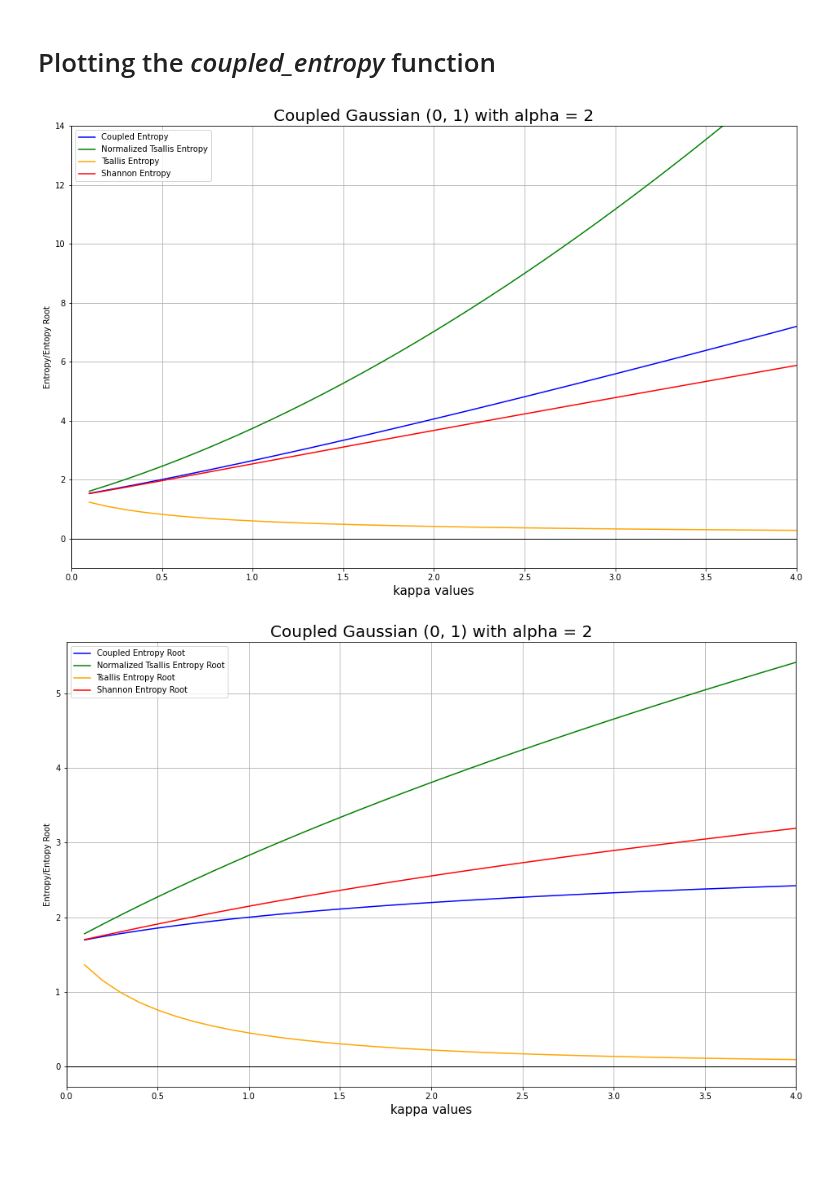
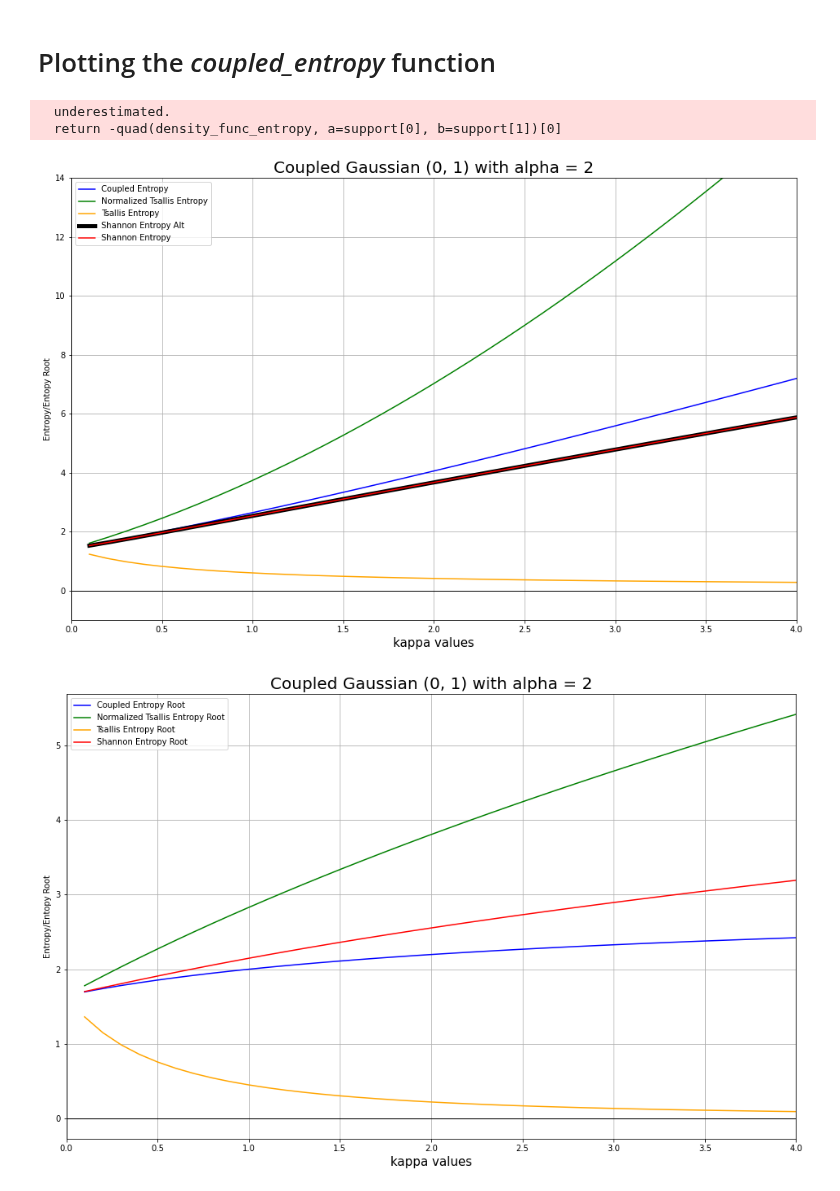
Before and after one commit to Photrek/Nonlinear-Statistical-Coupling, a Jupyter notebook: workspace/john/CrossEntropy-Entropy-Divergence - Quad.ipynb, the cells around one changed output. Cells and saved outputs as stored; diff of their text form; code cells hidden in the pictures; blank space fills up the shorter version.

Commit message:
Type: Added to Entropy Plot | Description: Added an alternative implementation of Shannon Entropy to plot in CrossEntropy-Entropy-Divergence - Quad.ipynb to verify Shannon Entropy is correctly calculated.

```diff
--- a/workspace/john/CrossEntropy-Entropy-Divergence - Quad.ipynb
+++ b/workspace/john/CrossEntropy-Entropy-Divergence - Quad.ipynb
@@ -132,6 +132,12 @@ cpqi.coupled_divergence(other_coupled_normal.prob,
 nan
 # %% [markdown]
 # Plotting the *coupled_entropy* function
+# %%
+from scipy.integrate import quad
+def shannon_entropy(density_func, support=(-np.inf, np.inf)):
+    def density_func_entropy(x):
+        return density_func(x) * np.log(density_func(x))
+    return -quad(density_func_entropy, a=support[0], b=support[1])[0]
 # %%
 from tqdm import tqdm
 # plt.figure(figsize=(12, 8))
@@ -144,6 +150,7 @@ plot_tsallisEntropyRootNormalized = []
 plot_tsallisEntropyRoot = []
 plot_shannonEntropy = []
 plot_shannonEntropy_root = []
+plot_shannonEntropyAlt = []
 
 kappa_values = [round(value, 1) for value in np.linspace(0, 4, 41)]
 n = len(kappa_values)
@@ -171,8 +178,13 @@ for i in tqdm(range(len(kappa_values))):
     plot_tsallisEntropyRoot.append(Y[kappa])
     Y[kappa] = cpqi.shannon_entropy(y, dim=dim, support=support, root=False)
     plot_shannonEntropy.append(Y[kappa])
+    Y[kappa] = shannon_entropy(y, support=support)
+    plot_shannonEntropyAlt.append(Y[kappa])
     Y[kappa] = cpqi.shannon_entropy(y, dim=dim, support=support, root=True)
     plot_shannonEntropy_root.append(Y[kappa])
+# %% [output]
+  underestimated.
+  return -quad(density_func_entropy, a=support[0], b=support[1])[0]
 # %%
 plot_coupledEntropy = np.array(plot_coupledEntropy)
 plot_coupledEntropy_root = np.array(plot_coupledEntropy_root)
@@ -181,31 +193,35 @@ plot_tsallisEntropy = np.array(plot_tsallisEntropy)
 plot_tsallisEntropyRootNormalized = np.array(plot_tsallisEntropyRootNormalized)
 plot_tsallisEntropyRoot = np.array(plot_tsallisEntropyRoot)
 plot_shannonEntropy = np.array(plot_shannonEntropy)
+plot_shannonEntropyAlt = np.array(plot_shannonEntropyAlt)
 plot_shannonEntropy_root = np.array(plot_shannonEntropy_root)
 # %%
 fig, ax = plt.subplots(figsize=(16, 10))
 ax.axvline(c='black', lw=1)
 ax.axhline(c='black', lw=1)
 
 cm = plt.get_cmap('PiYG')
 plt.xlim(0, 4)
 plt.ylim(-1, 14)
 plt.plot(kappa_values, plot_coupledEntropy, label='Coupled Entropy',
          color='blue')
 plt.plot(kappa_values, plot_tsallisEntropyNormalized, label='Normalized Tsallis Entropy',
          color='green')
 plt.plot(kappa_values, plot_tsallisEntropy, label='Tsallis Entropy',
          color='orange')
+plt.plot(kappa_values, plot_shannonEntropyAlt, label='Shannon Entropy Alt',
+         color='black', linewidth=5)
 plt.plot(kappa_values, plot_shannonEntropy, label='Shannon Entropy',
          color='red')
+
 plt.grid()
 plt.title(f'Coupled Gaussian {round(mu), round(sigma)} with alpha = {alpha}', fontsize=20)
 plt.xlabel('kappa values', fontsize=15)
 plt.ylabel('Entropy/Entopy Root')
 plt.legend()
 plt.show();
 # %% [output]
-[figure, old version]
+[figure, new version]
 # %%
 fig, ax = plt.subplots(figsize=(16, 10))
 ax.axvline(c='black', lw=1)
```
